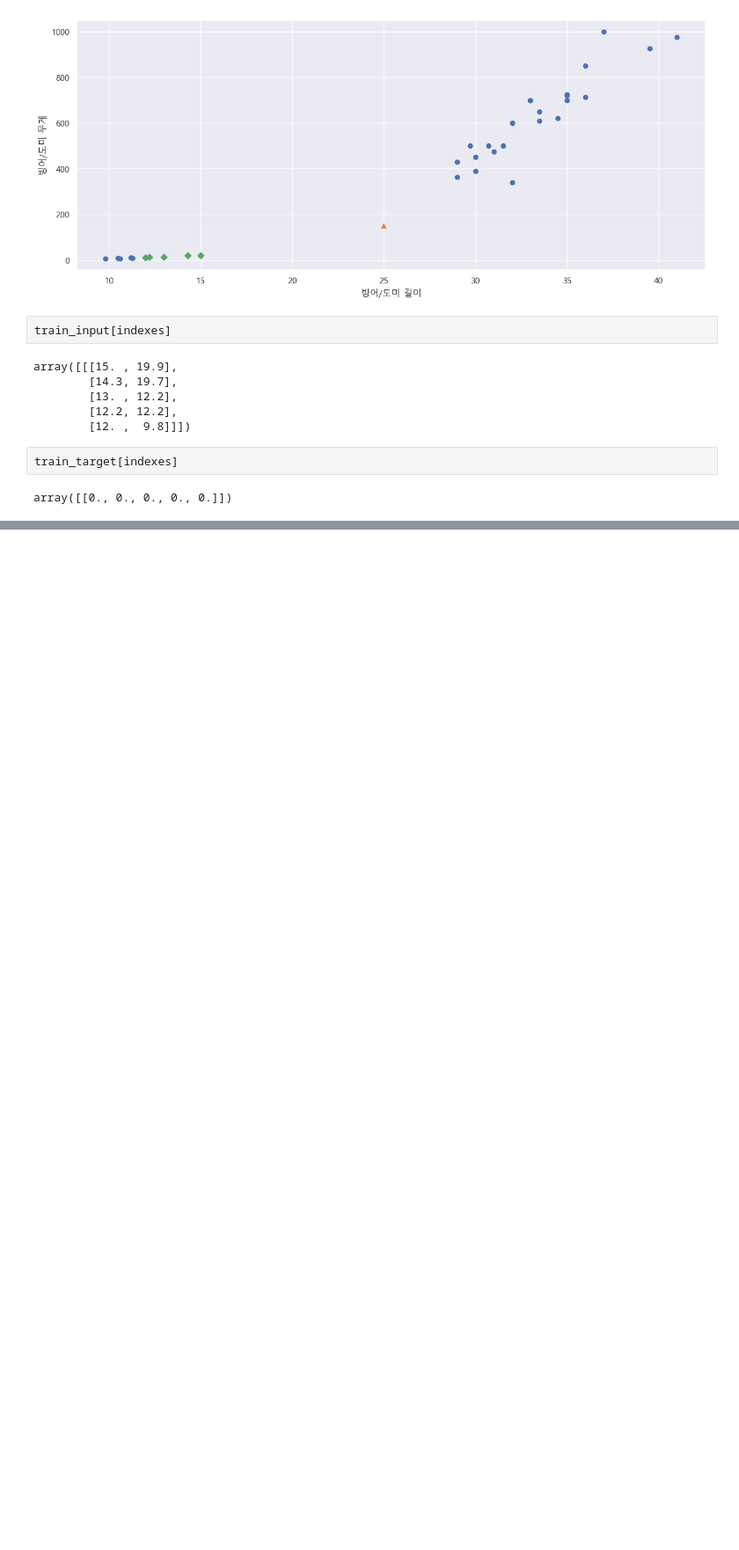
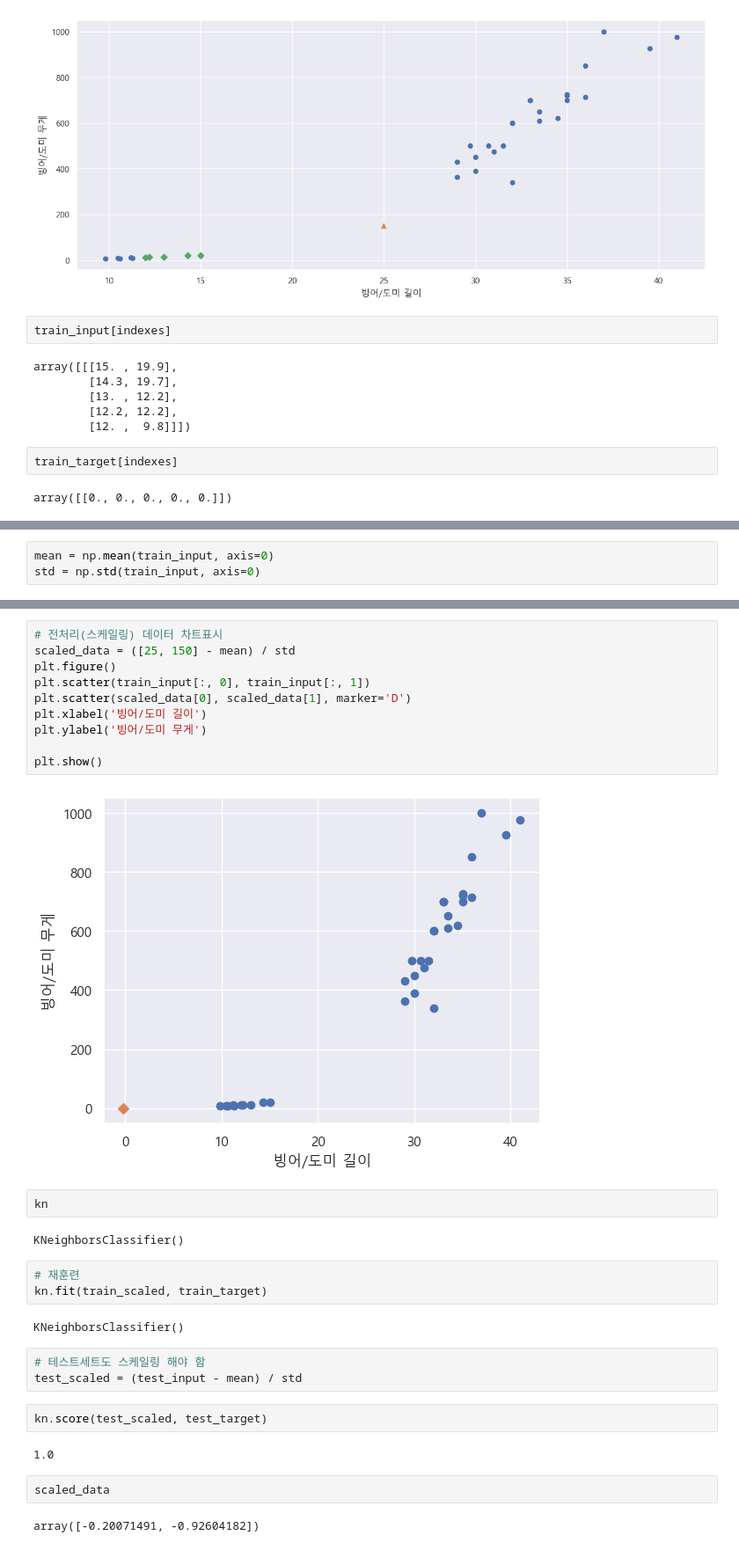
Before and after one commit to Donkwam/iot-dataanalysis-2025, a Jupyter notebook: day02/mldl02_데이터전처리.ipynb, the cells around one changed output, grey strips where cells are left out. Shown at 88% size. Saved outputs shown, nothing was run; the diff lists cells and outputs as text; blank space fills up the shorter version.

```diff
--- a/day02/mldl02_데이터전처리.ipynb
+++ b/day02/mldl02_데이터전처리.ipynb
@@ -181,0 +195,3 @@ array([[0., 0., 0., 0., 0.]])
+# %%
+mean = np.mean(train_input, axis=0)
+std = np.std(train_input, axis=0)
@@ -181,0 +235,32 @@ array([[0., 0., 0., 0., 0.]])
+# %%
+# 전처리(스케일링) 데이터 차트표시
+scaled_data = ([25, 150] - mean) / std
+plt.figure()
+plt.scatter(train_input[:, 0], train_input[:, 1])
+plt.scatter(scaled_data[0], scaled_data[1], marker='D')
+plt.xlabel('빙어/도미 길이')
+plt.ylabel('빙어/도미 무게')
+
+plt.show()
+# %% [output]
+[figure, added]
+# %%
+kn
+# %% [output]
+KNeighborsClassifier()
+# %%
+# 재훈련
+kn.fit(train_scaled, train_target)
+# %% [output]
+KNeighborsClassifier()
+# %%
+# 테스트세트도 스케일링 해야 함
+test_scaled = (test_input - mean) / std
+# %%
+kn.score(test_scaled, test_target)
+# %% [output]
+1.0
+# %%
+scaled_data
+# %% [output]
+array([-0.20071491, -0.92604182])
```
Also changed, not shown: parts of 22 cells of this notebook, 4 other files.
